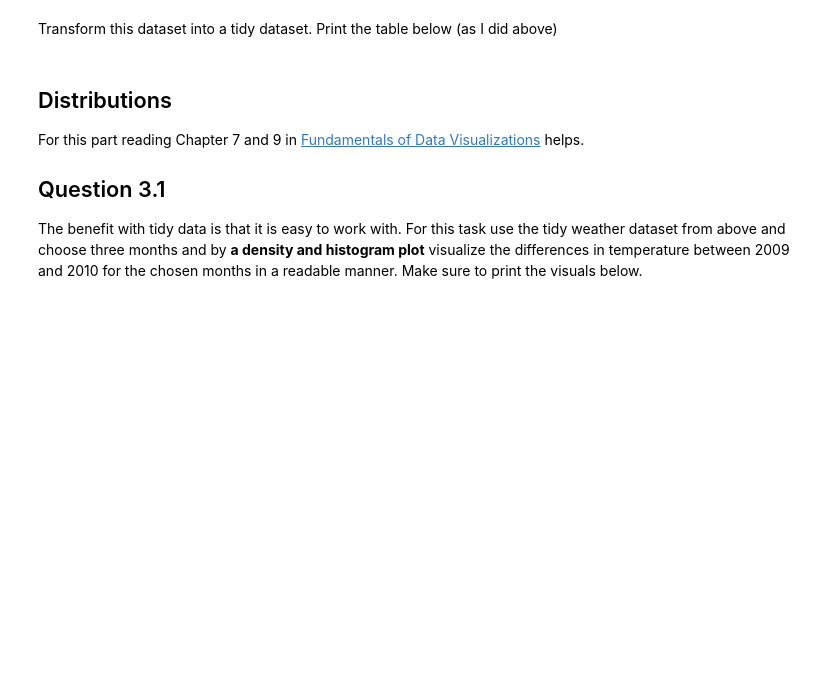
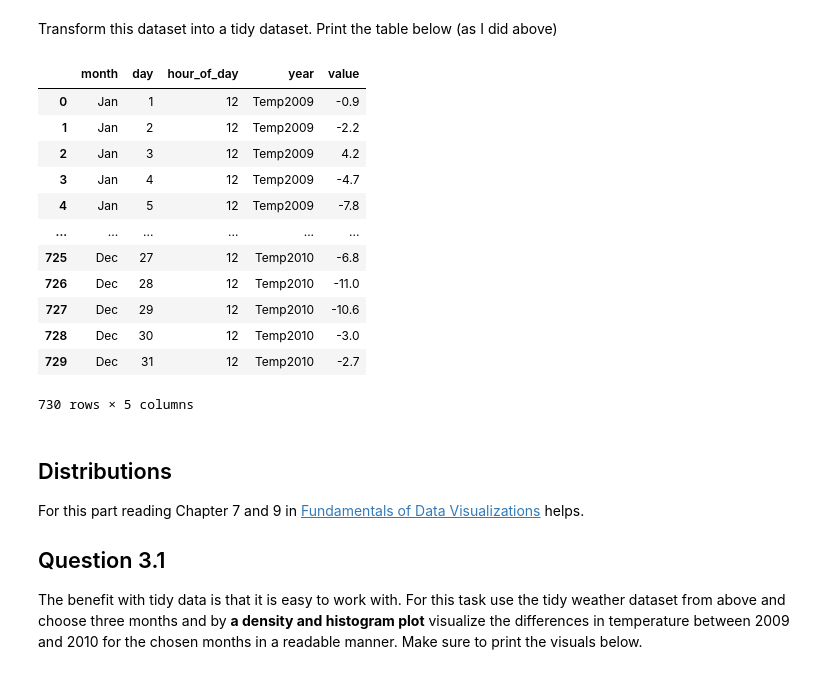
Before and after one commit to AxelEiman/SciVis, a Jupyter notebook: HW1/Homework1.ipynb, the cells around one changed output. Drawn from its saved outputs; the diff is of its cells as text; code cells hidden in the pictures; blank space fills up the shorter version.

```diff
--- a/HW1/Homework1.ipynb
+++ b/HW1/Homework1.ipynb
@@ -119,7 +126,23 @@ Transform this dataset into a tidy dataset. Print the table below (as I did abov
 # %%
 # Insert code here
 
 # Remember to print the table
+weather_tidy = data_not_tidy.melt(id_vars=["month", "day", "hour_of_day"], value_vars=["Temp2009", "Temp2010"], var_name='year')
+weather_tidy
+# %% [output]
+|  | month | day | hour_of_day | year | value |
+| 0 | Jan | 1 | 12 | Temp2009 | -0.9 |
+| 1 | Jan | 2 | 12 | Temp2009 | -2.2 |
+| 2 | Jan | 3 | 12 | Temp2009 | 4.2 |
+| 3 | Jan | 4 | 12 | Temp2009 | -4.7 |
+| 4 | Jan | 5 | 12 | Temp2009 | -7.8 |
+| ... | ... | ... | ... | ... | ... |
+| 725 | Dec | 27 | 12 | Temp2010 | -6.8 |
+| 726 | Dec | 28 | 12 | Temp2010 | -11.0 |
+| 727 | Dec | 29 | 12 | Temp2010 | -10.6 |
+| 728 | Dec | 30 | 12 | Temp2010 | -3.0 |
+| 729 | Dec | 31 | 12 | Temp2010 | -2.7 |
+730 rows × 5 columns
 # %% [markdown]
 ## Distributions
 
```
Also changed, not shown: parts of 11 cells of this notebook.
